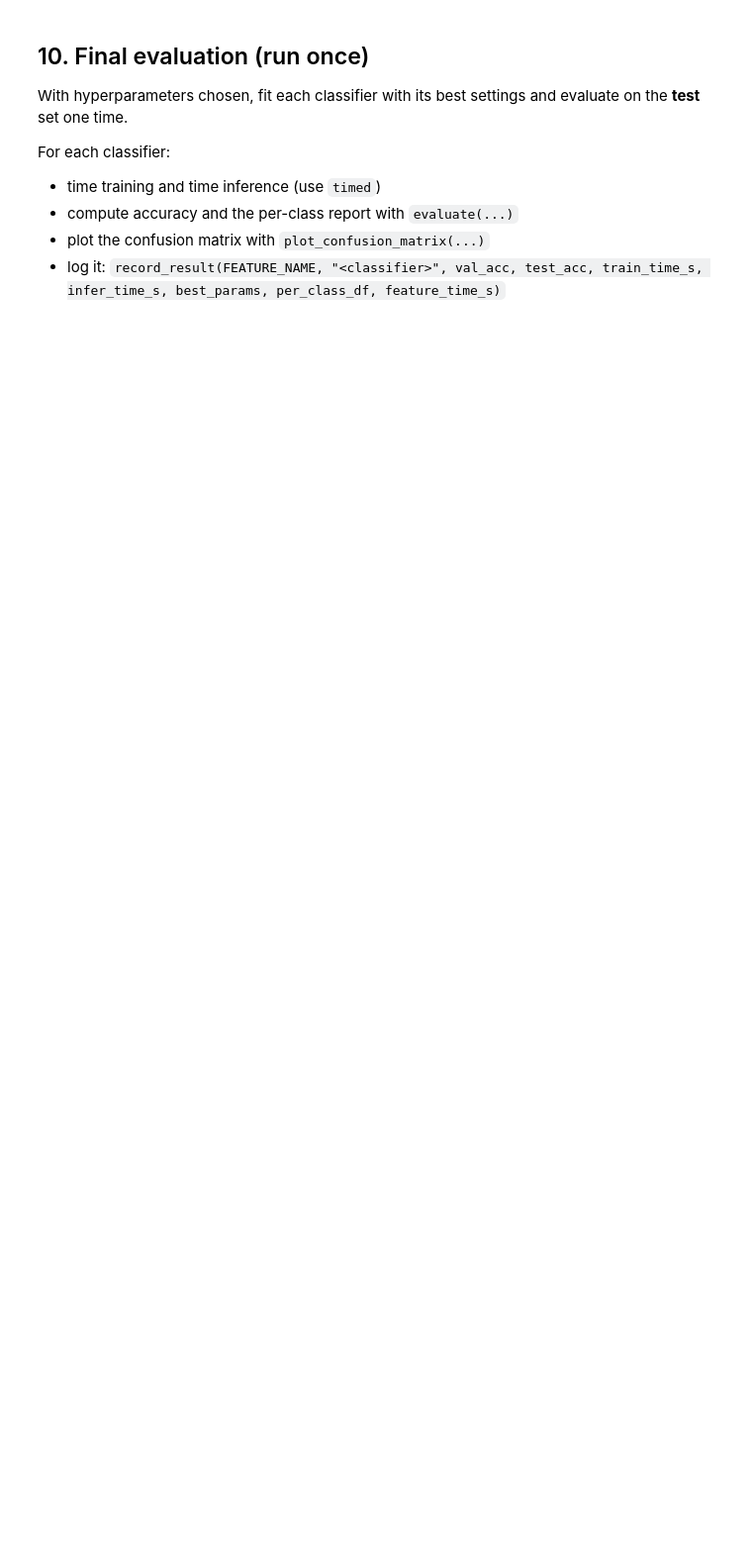
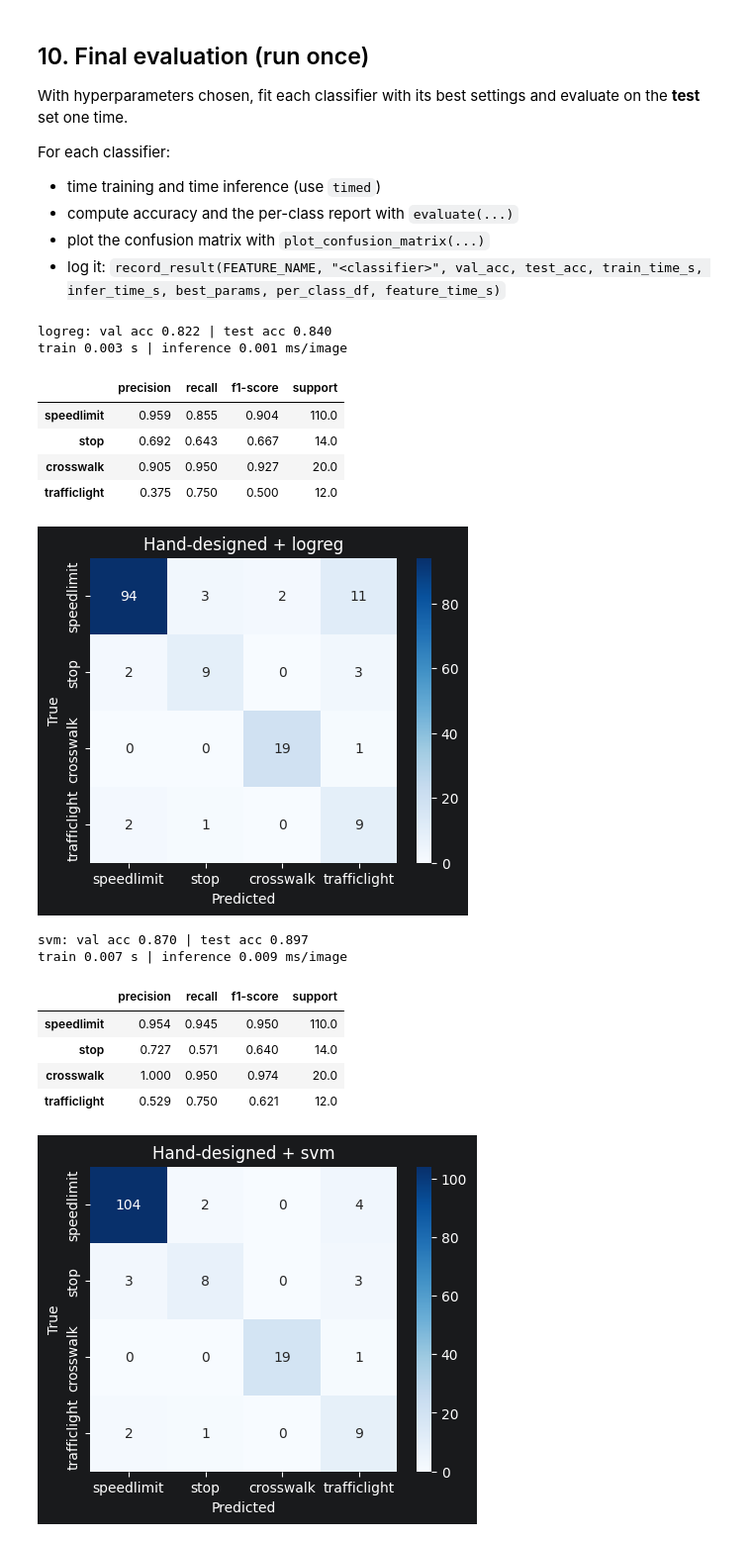
Before and after one commit to theyogurt/DATASCI281_ComputerVision---FINAL_PROJECT_ROAD_SIGN_CLASSIFIER, a Jupyter notebook: notebooks/03_handdesigned_features_classifiers.ipynb, the cells around one changed output. Shown at 99% size. Saved outputs shown, nothing was run; the diff lists cells and outputs as text; code cells hidden in the pictures; blank space fills up the shorter version.

```diff
--- a/notebooks/03_handdesigned_features_classifiers.ipynb
+++ b/notebooks/03_handdesigned_features_classifiers.ipynb
@@ -112,4 +281,23 @@ from sklearn.preprocessing import StandardScaler
 - Any two methods from class are fine (for example logistic regression, SVM, perceptron). Change these two if you prefer, but keep the **same two classifiers across notebooks 02-04** so the six combos are comparable.
 # %%
 from sklearn.svm import SVC
-# TODO: grid search C / kernel / gamma on validation
+svm_rows = []
+grid = [{"kernel": "linear", "C": C} for C in [0.01, 0.1, 1, 10, 100]] + \
+    [{"kernel": "rbf", "C":C, "gamma": g} for C in [0.01, 0.1, 1, 10, 100]
+                                            for g in ["scale", 0.01, 0.1, 1]]
+
+for params in grid:
+    model = SVC(class_weight="balanced", random_state=SEED, **params)
+    model.fit(X_train_scaled, y_train)
+    svm_rows.append({**params, "val_acc": accuracy_score(y_val, model.predict(X_val_scaled))})
+
+svm_grid = pd.DataFrame(svm_rows).sort_values("val_acc", ascending=False)
+display(svm_grid.head(10))
+
+best_row = svm_grid.iloc[0]
+svm_best_params = {"kernel": best_row["kernel"], "C": best_row["C"]}
+if best_row["kernel"] == "rbf":
+    svm_best_params["gamma"] = best_row["gamma"]
+svm_val_acc = best_row["val_acc"]
+svm_best_model = SVC(**svm_best_params, class_weight="balanced", random_state=SEED)
+print("Best SVM params:", svm_best_params, "val_acc:", svm_val_acc)
@@ -124,4 +325,34 @@ For each classifier:
 - plot the confusion matrix with `plot_confusion_matrix(...)`
 - log it: `record_result(FEATURE_NAME, "<classifier>", val_acc, test_acc, train_time_s, infer_time_s, best_params, per_class_df, feature_time_s)`
 # %%
-# TODO: Classifier A on the test set + record_result(...)
+def final_eval(name, model, params, val_acc):
+    fitted, train_time_s = timed(lambda: model.fit(X_train_scaled, y_train))
+    y_pred, infer_time_s = timed(lambda: fitted.predict(X_test_scaled))
+    test_acc, per_class_df, cm = evaluate(y_test, y_pred)
+    print(f"{name}: val acc {val_acc:.3f} | test acc {test_acc:.3f}")
+    print(f"train {train_time_s:.3f} s | inference {1000 * infer_time_s / len(X_test_scaled):.3f} ms/image")
+    display(per_class_df.round(3))
+    plot_confusion_matrix(cm, title=f"Hand-designed + {name}")
+    plt.show()
+    record_result("handdesigned", name, val_acc, test_acc, train_time_s, infer_time_s,
+                   params, per_class_df, feature_time_s)
+
+final_eval("logreg", lr_best_model, lr_best_params, lr_val_acc)
+final_eval("svm", svm_best_model, svm_best_params, svm_val_acc)
+# %% [output]
+logreg: val acc 0.822 | test acc 0.840
+train 0.003 s | inference 0.001 ms/image
+|  | precision | recall | f1-score | support |
+| speedlimit | 0.959 | 0.855 | 0.904 | 110.0 |
+| stop | 0.692 | 0.643 | 0.667 | 14.0 |
+| crosswalk | 0.905 | 0.950 | 0.927 | 20.0 |
+| trafficlight | 0.375 | 0.750 | 0.500 | 12.0 |
+[figure, added]
+svm: val acc 0.870 | test acc 0.897
+train 0.007 s | inference 0.009 ms/image
+|  | precision | recall | f1-score | support |
+| speedlimit | 0.954 | 0.945 | 0.950 | 110.0 |
+| stop | 0.727 | 0.571 | 0.640 | 14.0 |
+| crosswalk | 1.000 | 0.950 | 0.974 | 20.0 |
+| trafficlight | 0.529 | 0.750 | 0.621 | 12.0 |
+[figure, added]
```
Also changed, not shown: parts of 16 cells of this notebook, 3 other files.
